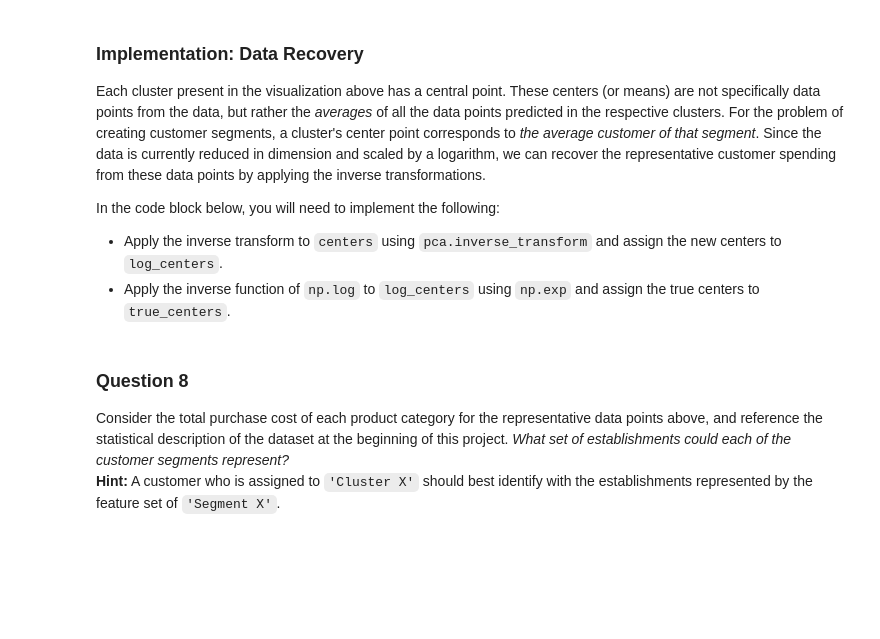
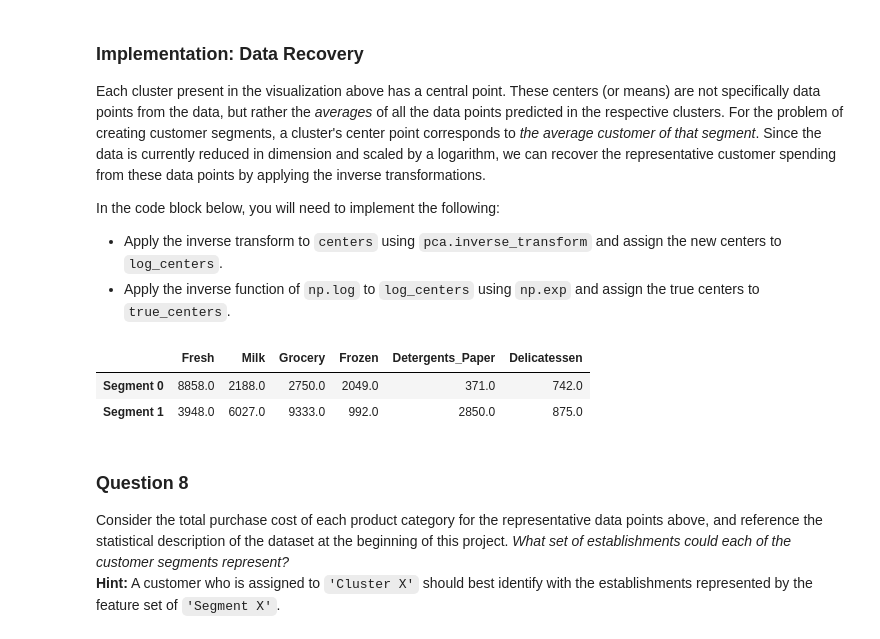
Before and after one commit to JoshVarty/MachineLearning, a Jupyter notebook: Project4.CustomerSegments/customer_segments.ipynb, the cells around one changed output. Saved outputs shown, nothing was run; the diff lists cells and outputs as text; code cells hidden in the pictures; blank space fills up the shorter version.

```diff
--- a/Project4.CustomerSegments/customer_segments.ipynb
+++ b/Project4.CustomerSegments/customer_segments.ipynb
@@ -468,17 +484,21 @@ In the code block below, you will need to implement the following:
  - Apply the inverse transform to `centers` using `pca.inverse_transform` and assign the new centers to `log_centers`.
  - Apply the inverse function of `np.log` to `log_centers` using `np.exp` and assign the true centers to `true_centers`.
 # %%
-# TODO: Inverse transform the centers
-log_centers = None
+# Inverse transform the centers
+log_centers = pca.inverse_transform(centers)
 
 # TODO: Exponentiate the centers
-true_centers = None
+true_centers = np.exp(log_centers)
 
 # Display the true centers
 segments = ['Segment {}'.format(i) for i in range(0,len(centers))]
 true_centers = pd.DataFrame(np.round(true_centers), columns = data.keys())
 true_centers.index = segments
 display(true_centers)
+# %% [output]
+|  | Fresh | Milk | Grocery | Frozen | Detergents_Paper | Delicatessen |
+| Segment 0 | 8858.0 | 2188.0 | 2750.0 | 2049.0 | 371.0 | 742.0 |
+| Segment 1 | 3948.0 | 6027.0 | 9333.0 | 992.0 | 2850.0 | 875.0 |
 # %% [markdown]
 ### Question 8
 Consider the total purchase cost of each product category for the representative data points above, and reference the statistical description of the dataset at the beginning of this project. *What set of establishments could each of the customer segments represent?*
```
Also changed, not shown: parts of 16 cells of this notebook, 1 other file.
